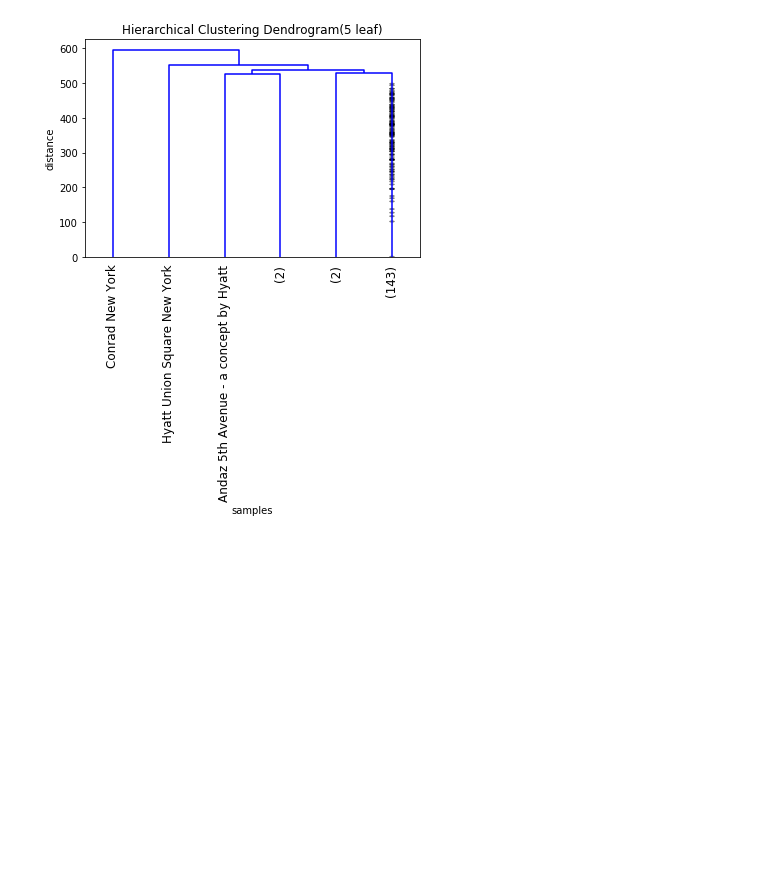
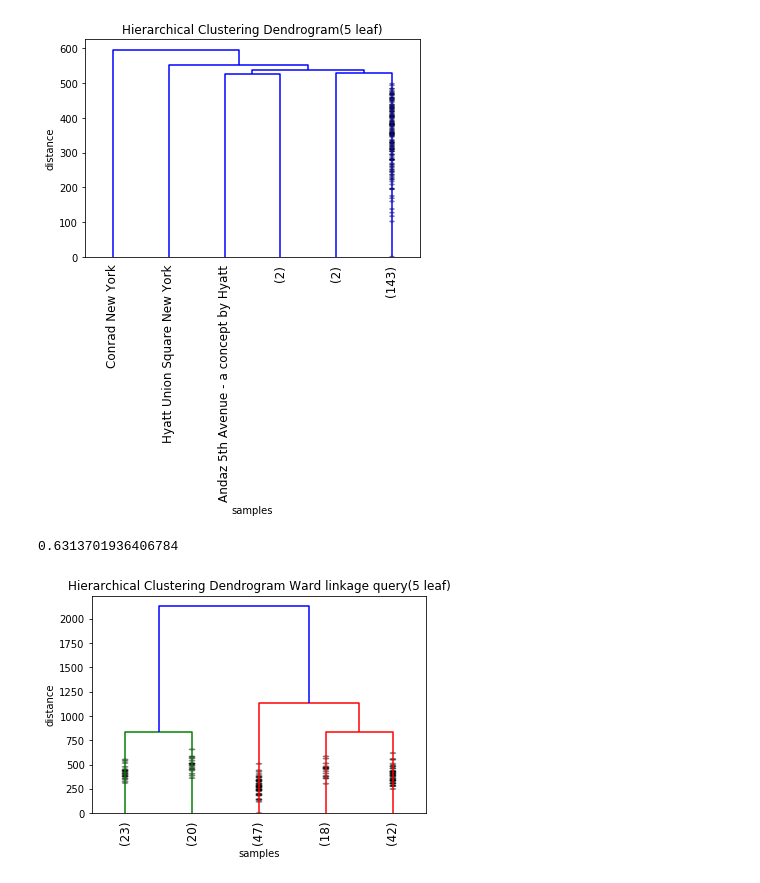
Before and after one commit to yifatBi/DateScience, a Jupyter notebook: Task3.ipynb, the cells around one changed output. Drawn from its saved outputs; the diff is of its cells as text; code cells hidden in the pictures; blank space fills up the shorter version.

```diff
--- a/Task3.ipynb
+++ b/Task3.ipynb
@@ -236,3 +236,25 @@ dendrogram(
 plt.show()
 # %% [output]
 [figure]
+# %%
+#linkage with covariance query (ward)
+Z = linkage(X, 'ward')
+c, coph_dists = cophenet(Z, pdist(X))
+c
+# %% [output]
+0.6313701936406784
+# %%
+plt.title('Hierarchical Clustering Dendrogram Ward linkage query(5 leaf)')
+plt.xlabel('samples')
+plt.ylabel('distance')
+dendrogram(
+    Z,
+    truncate_mode='lastp',
+    p=5,
+    labels=hotelsNames,
+    leaf_rotation=90.,
+    show_contracted=True,
+    leaf_font_size=12.)
+plt.show()
+# %% [output]
+[figure, added]
```
